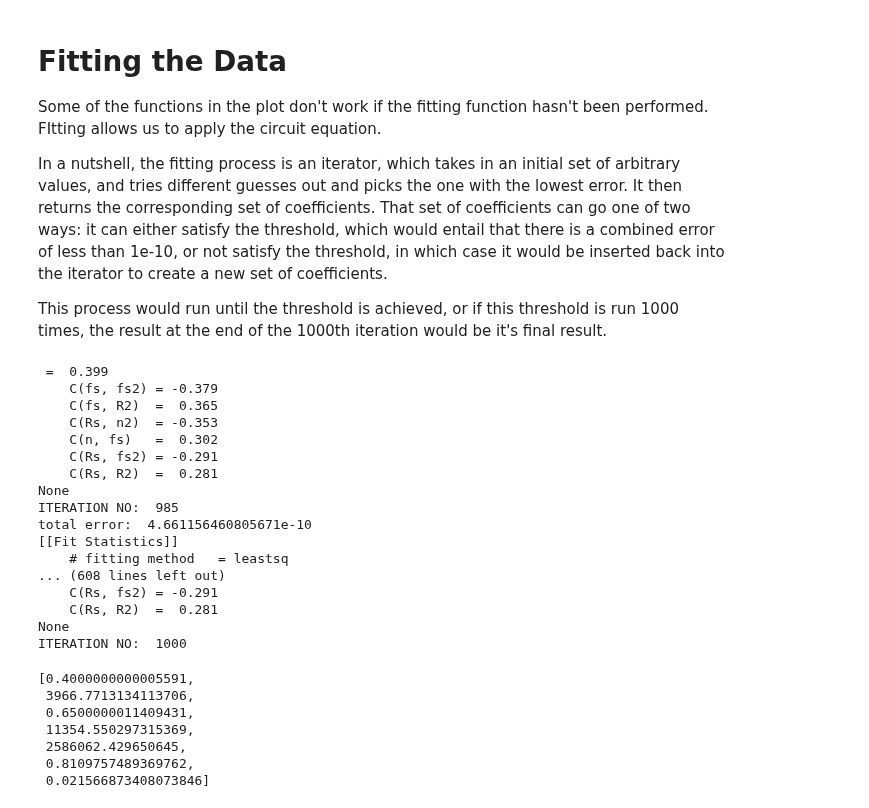
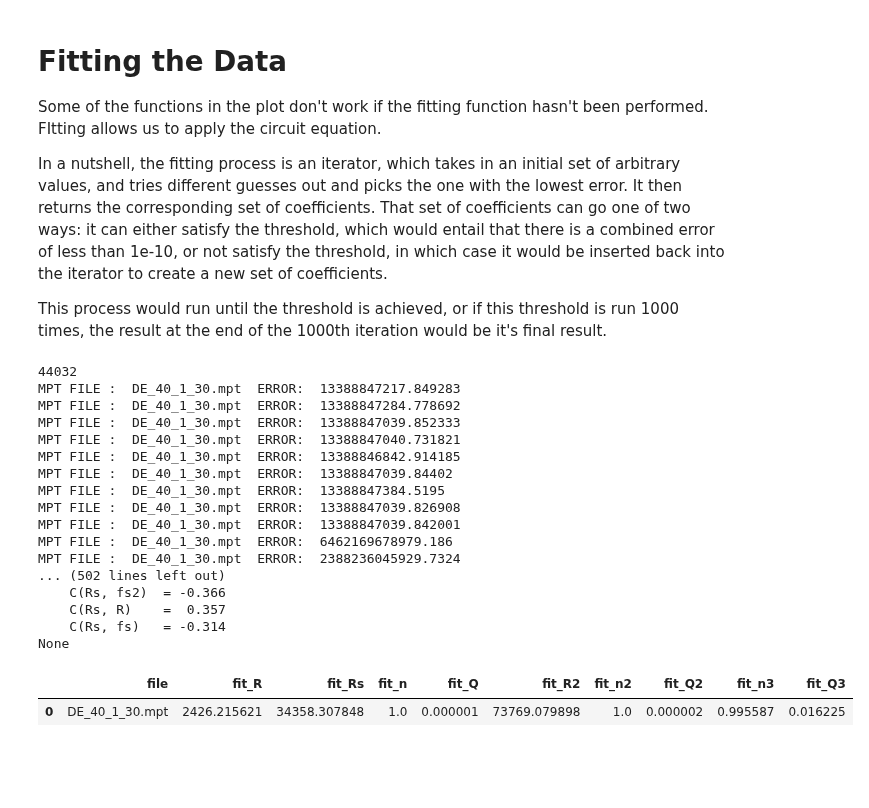
Before and after one commit to WildcatDiscovery/Kyler_Speed_Circuit, a Jupyter notebook: python_notebooks/fitting_the_data.ipynb, the cells around one changed output. Saved outputs shown, nothing was run; the diff lists cells and outputs as text; code cells hidden in the pictures; blank space fills up the shorter version.

```diff
--- a/python_notebooks/fitting_the_data.ipynb
+++ b/python_notebooks/fitting_the_data.ipynb
@@ -14,42 +14,30 @@ Some of the functions in the plot don't work if the fitting function hasn't been
 In a nutshell, the fitting process is an iterator, which takes in an initial set of arbitrary values, and tries different guesses out and picks the one with the lowest error. It then returns the corresponding set of coefficients. That set of coefficients can go one of two ways: it can either satisfy the threshold, which would entail that there is a combined error of less than 1e-10, or not satisfy the threshold, in which case it would be inserted back into the iterator to create a new set of coefficients.
 
 This process would run until the threshold is achieved, or if this threshold is run 1000 times, the result at the end of the 1000th iteration would be it's final result.
-# %%
-#FITTING!!
-Rs_guess = 40
-
-R_guess = 2959
-n_guess = 0.8
-fs_guess = 23023
-
-R2_guess = 258738
-n2_guess = 0.8
-fs2_guess = 0.2
-
-ex_mpt.guesser(Rs_guess,R_guess,n_guess,fs_guess,R2_guess,n2_guess,fs2_guess)
-# %% [output]
- =  0.399
-    C(fs, fs2) = -0.379
-    C(fs, R2)  =  0.365
-    C(Rs, n2)  = -0.353
-    C(n, fs)   =  0.302
-    C(Rs, fs2) = -0.291
-    C(Rs, R2)  =  0.281
-None
-ITERATION NO:  985
-total error:  4.661156460805671e-10
-[[Fit Statistics]]
-    # fitting method   = leastsq
-... (608 lines left out)
-    C(Rs, fs2) = -0.291
-    C(Rs, R2)  =  0.281
-None
-ITERATION NO:  1000
-[0.4000000000005591,
- 3966.7713134113706,
- 0.6500000011409431,
- 11354.550297315369,
- 2586062.429650645,
- 0.8109757489369762,
- 0.021566873408073846]
+# %%
+#FITTING!!
+#NEW VERSION OF THE GUESSER
+#The guesser now does not need any parameters. It will however, have an optional switch:
+#csv_container, when takes in a path, will format the returning set of coefficients into a csv file and return it into the location of the path
+ex_mpt.guesser()
+# %% [output]
+44032
+MPT FILE :  DE_40_1_30.mpt  ERROR:  13388847217.849283
+MPT FILE :  DE_40_1_30.mpt  ERROR:  13388847284.778692
+MPT FILE :  DE_40_1_30.mpt  ERROR:  13388847039.852333
+MPT FILE :  DE_40_1_30.mpt  ERROR:  13388847040.731821
+MPT FILE :  DE_40_1_30.mpt  ERROR:  13388846842.914185
+MPT FILE :  DE_40_1_30.mpt  ERROR:  13388847039.84402
+MPT FILE :  DE_40_1_30.mpt  ERROR:  13388847384.5195
+MPT FILE :  DE_40_1_30.mpt  ERROR:  13388847039.826908
+MPT FILE :  DE_40_1_30.mpt  ERROR:  13388847039.842001
+MPT FILE :  DE_40_1_30.mpt  ERROR:  6462169678979.186
+MPT FILE :  DE_40_1_30.mpt  ERROR:  2388236045929.7324
+... (502 lines left out)
+    C(Rs, fs2)  = -0.366
+    C(Rs, R)    =  0.357
+    C(Rs, fs)   = -0.314
+None
+|  | file | fit_R | fit_Rs | fit_n | fit_Q | fit_R2 | fit_n2 | fit_Q2 | fit_n3 | fit_Q3 |
+| 0 | DE_40_1_30.mpt | 2426.215621 | 34358.307848 | 1.0 | 0.000001 | 73769.079898 | 1.0 | 0.000002 | 0.995587 | 0.016225 |
 # %% [markdown]
```
Also changed, not shown: parts of 4 cells of this notebook, 4 other files.
